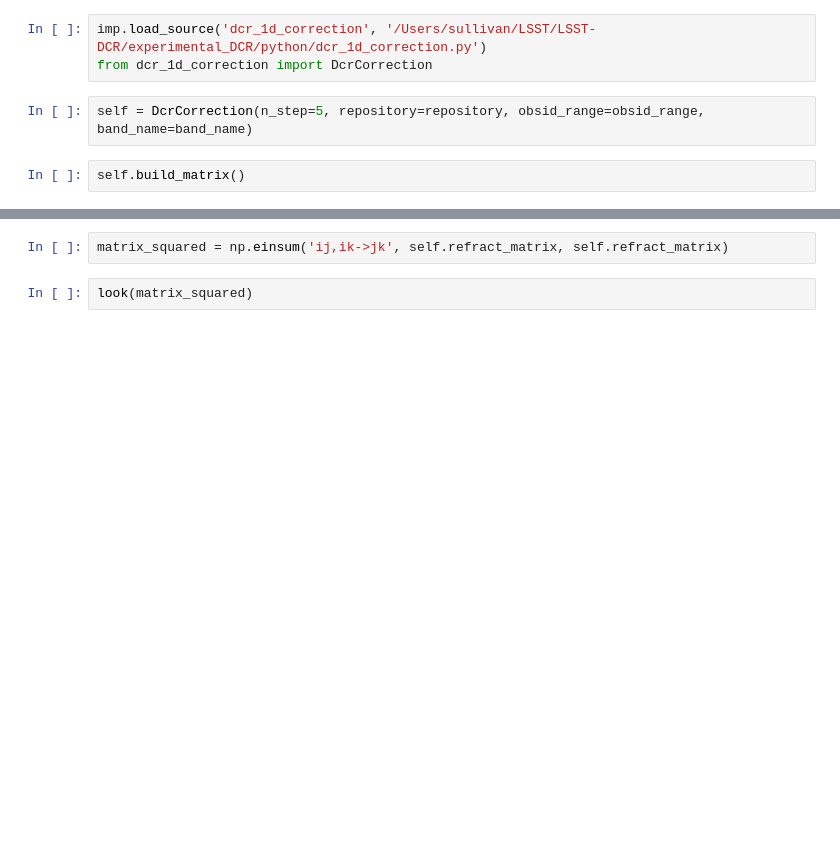
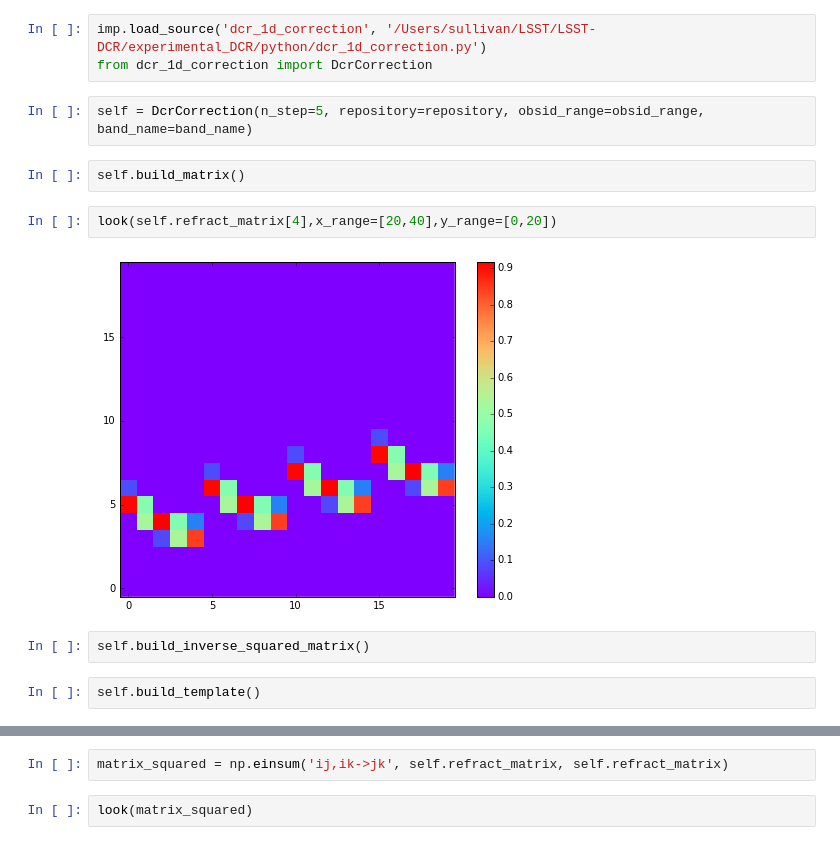
Before and after one commit to lsst-dm/experimental_DCR, a Jupyter notebook: DCR_1d_correction.ipynb, the cells around one changed output, grey strips where cells are left out. Saved outputs shown, nothing was run; the diff lists cells and outputs as text; blank space fills up the shorter version.

```diff
--- a/DCR_1d_correction.ipynb
+++ b/DCR_1d_correction.ipynb
@@ -51,3 +51,11 @@ from dcr_1d_correction import DcrCorrection
 self = DcrCorrection(n_step=5, repository=repository, obsid_range=obsid_range, band_name=band_name)
 # %%
 self.build_matrix()
+# %%
+look(self.refract_matrix[4],x_range=[20,40],y_range=[0,20])
+# %% [output]
+[figure, added]
+# %%
+self.build_inverse_squared_matrix()
+# %%
+self.build_template()
```
Also changed, not shown: parts of 5 cells of this notebook, 2 other files.
